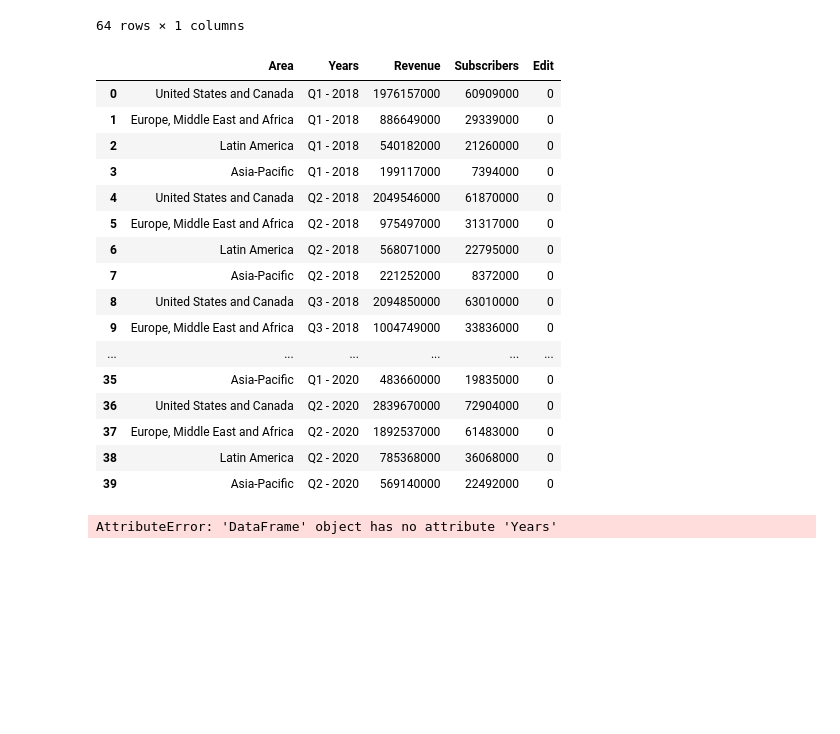
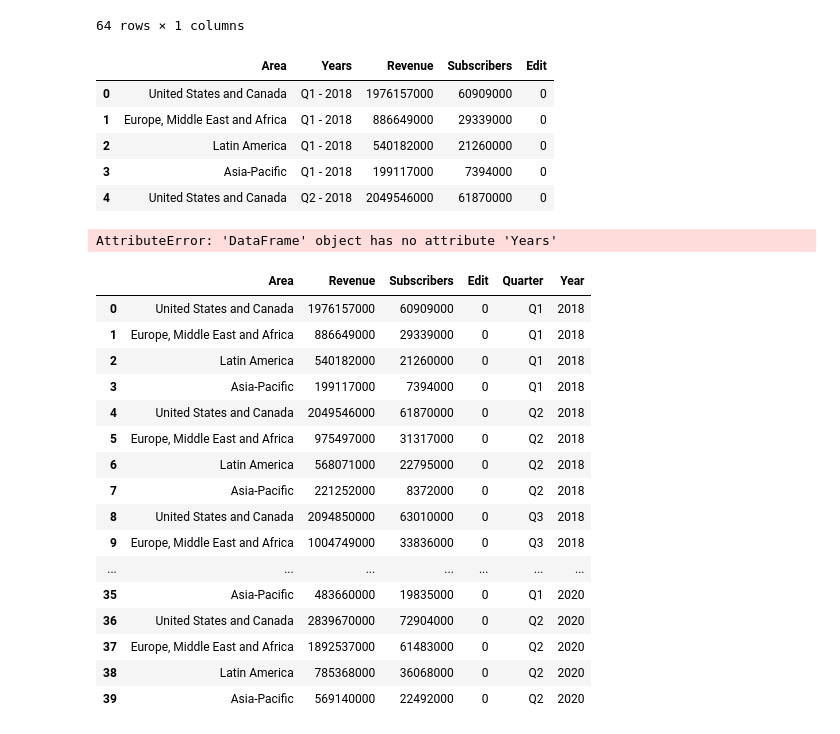
Before and after one commit to adamholcomb/Python-Media-Happiness-Analysis, a Jupyter notebook: HappinessIndex-KF.ipynb, the cells around one changed output. Saved outputs shown, nothing was run; the diff lists cells and outputs as text; code cells hidden in the pictures; blank space fills up the shorter version.

Commit message:
Organizing columns

```diff
--- a/HappinessIndex-KF.ipynb
+++ b/HappinessIndex-KF.ipynb
@@ -360,7 +360,7 @@ world_happiness_report_yearly_groupby
 # # Output
 # world_happiness_report_yearly_groupby.to_csv('/Users/karlaflores/Desktop/List.csv', index=True, header=True)
 # %%
-merge_data
+merge_data.head()
 # %% [output]
 |  | Area | Years | Revenue | Subscribers | Edit |
 | 0 | United States and Canada | Q1 - 2018 | 1976157000 | 60909000 | 0 |
@@ -368,21 +368,32 @@ merge_data
 | 2 | Latin America | Q1 - 2018 | 540182000 | 21260000 | 0 |
 | 3 | Asia-Pacific | Q1 - 2018 | 199117000 | 7394000 | 0 |
 | 4 | United States and Canada | Q2 - 2018 | 2049546000 | 61870000 | 0 |
-| 5 | Europe, Middle East and Africa | Q2 - 2018 | 975497000 | 31317000 | 0 |
-| 6 | Latin America | Q2 - 2018 | 568071000 | 22795000 | 0 |
-| 7 | Asia-Pacific | Q2 - 2018 | 221252000 | 8372000 | 0 |
-| 8 | United States and Canada | Q3 - 2018 | 2094850000 | 63010000 | 0 |
-| 9 | Europe, Middle East and Africa | Q3 - 2018 | 1004749000 | 33836000 | 0 |
-| ... | ... | ... | ... | ... | ... |
-| 35 | Asia-Pacific | Q1 - 2020 | 483660000 | 19835000 | 0 |
-| 36 | United States and Canada | Q2 - 2020 | 2839670000 | 72904000 | 0 |
-| 37 | Europe, Middle East and Africa | Q2 - 2020 | 1892537000 | 61483000 | 0 |
-| 38 | Latin America | Q2 - 2020 | 785368000 | 36068000 | 0 |
-| 39 | Asia-Pacific | Q2 - 2020 | 569140000 | 22492000 | 0 |
 # %%
-# Split
+# Spliting column year
 netflix_rev_region_year = merge_data
-netflix_rev_region_year[['Quarter','Year']] = df.Years.str.split(" ", expand=True)
-netflix_rev_region
+netflix_rev_region_year[['Quarter','Year']] = netflix_rev_region_year.Years.str.split("-", expand=True)
+netflix_rev_region_year.drop(['Years'], axis = 1, inplace = True)
+column_names = ['Area', 'Quarter', 'Year', 'Revenue', 'Subscribers', 'Edit']
+netflix_rev_region_year = netflix_rev_region_year.reindex(columns=column_names)
 # %% [output]
 AttributeError: 'DataFrame' object has no attribute 'Years'
+# %%
+netflix_rev_region_year
+# %% [output]
+|  | Area | Revenue | Subscribers | Edit | Quarter | Year |
+| 0 | United States and Canada | 1976157000 | 60909000 | 0 | Q1 | 2018 |
+| 1 | Europe, Middle East and Africa | 886649000 | 29339000 | 0 | Q1 | 2018 |
+| 2 | Latin America | 540182000 | 21260000 | 0 | Q1 | 2018 |
+| 3 | Asia-Pacific | 199117000 | 7394000 | 0 | Q1 | 2018 |
+| 4 | United States and Canada | 2049546000 | 61870000 | 0 | Q2 | 2018 |
+| 5 | Europe, Middle East and Africa | 975497000 | 31317000 | 0 | Q2 | 2018 |
+| 6 | Latin America | 568071000 | 22795000 | 0 | Q2 | 2018 |
+| 7 | Asia-Pacific | 221252000 | 8372000 | 0 | Q2 | 2018 |
+| 8 | United States and Canada | 2094850000 | 63010000 | 0 | Q3 | 2018 |
+| 9 | Europe, Middle East and Africa | 1004749000 | 33836000 | 0 | Q3 | 2018 |
+| ... | ... | ... | ... | ... | ... | ... |
+| 35 | Asia-Pacific | 483660000 | 19835000 | 0 | Q1 | 2020 |
+| 36 | United States and Canada | 2839670000 | 72904000 | 0 | Q2 | 2020 |
+| 37 | Europe, Middle East and Africa | 1892537000 | 61483000 | 0 | Q2 | 2020 |
+| 38 | Latin America | 785368000 | 36068000 | 0 | Q2 | 2020 |
+| 39 | Asia-Pacific | 569140000 | 22492000 | 0 | Q2 | 2020 |
```
Also changed, not shown: parts of 1 cell of this notebook.
